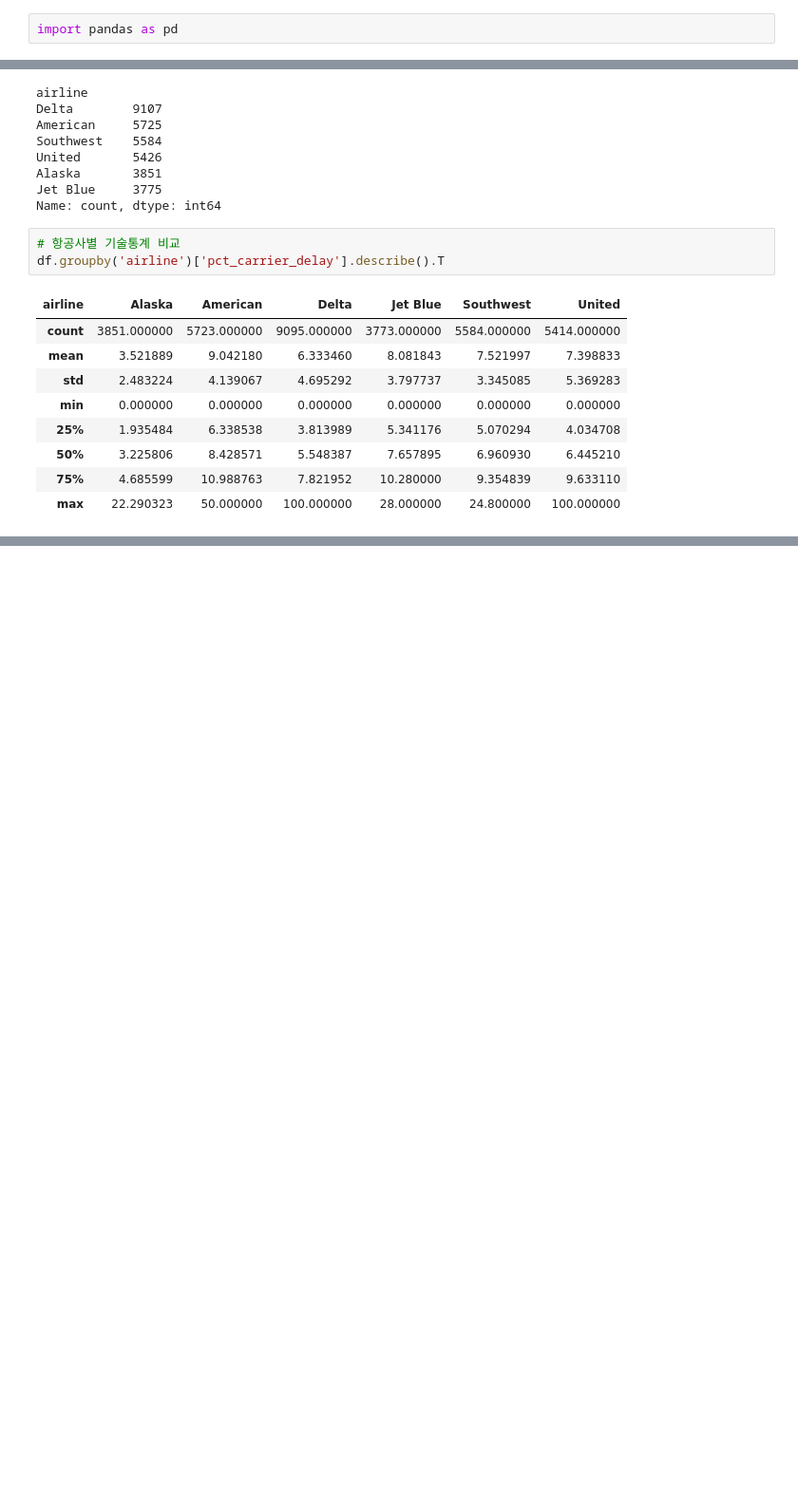
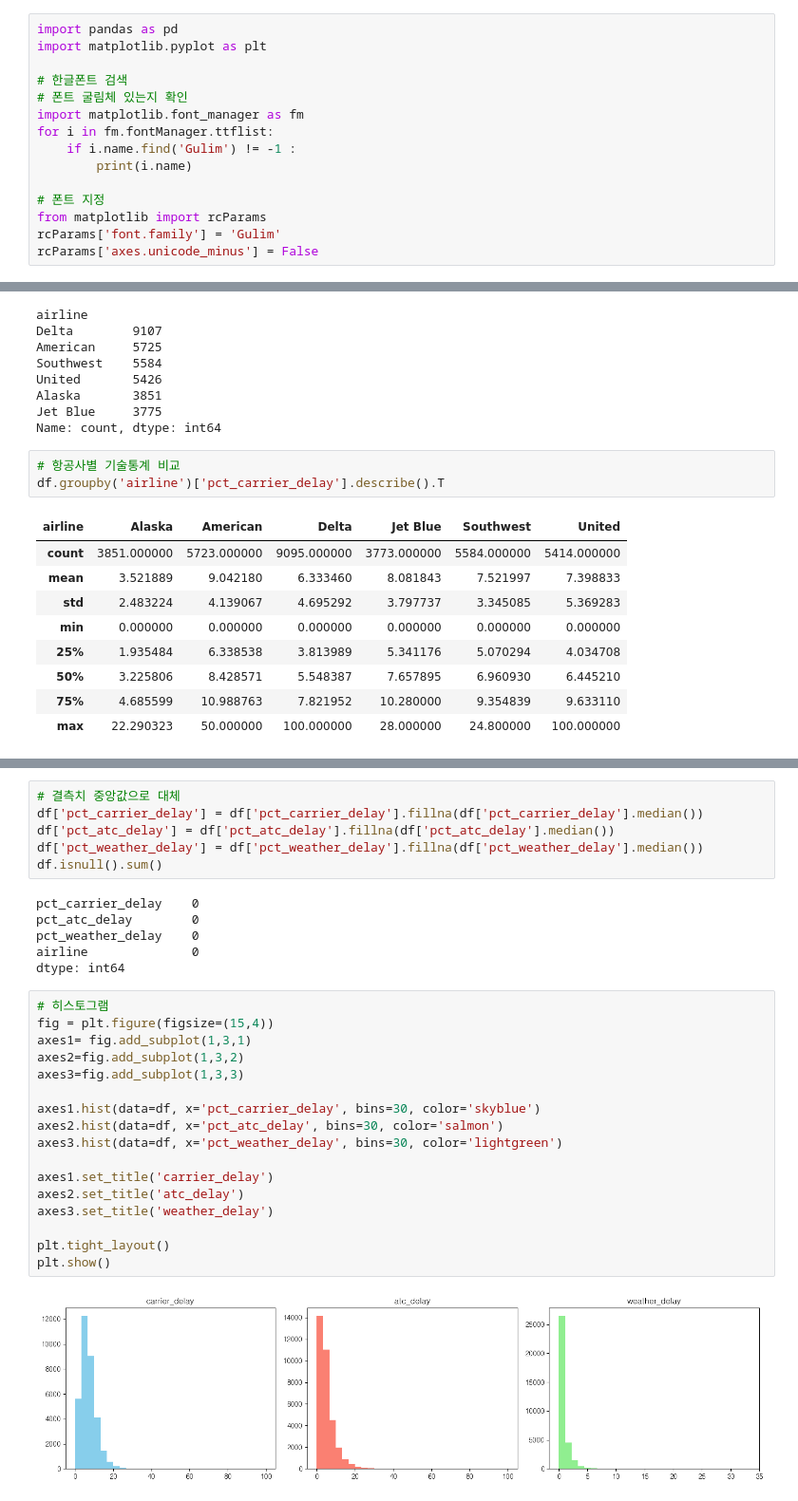
Before and after one commit to 2rlo0/hipython_rep, a Jupyter notebook: 18_탐색적데이터분석.ipynb, the cells around one changed output, grey strips where cells are left out. Shown at 95% size. Saved outputs shown, nothing was run; the diff lists cells and outputs as text; blank space fills up the shorter version.

```diff
--- a/18_탐색적데이터분석.ipynb
+++ b/18_탐색적데이터분석.ipynb
@@ -27,3 +29,16 @@
 - 수치형/범주형변수
 # %%
 import pandas as pd
+import matplotlib.pyplot as plt
+
+# 한글폰트 검색
+# 폰트 굴림체 있는지 확인
+import matplotlib.font_manager as fm
+for i in fm.fontManager.ttflist:
+    if i.name.find('Gulim') != -1 :
+        print(i.name)
+
+# 폰트 지정
+from matplotlib import rcParams
+rcParams['font.family'] = 'Gulim'
+rcParams['axes.unicode_minus'] = False
@@ -133,0 +174,31 @@ df.groupby('airline')['pct_carrier_delay'].describe().T
+# %%
+# 결측치 중앙값으로 대체
+df['pct_carrier_delay'] = df['pct_carrier_delay'].fillna(df['pct_carrier_delay'].median())
+df['pct_atc_delay'] = df['pct_atc_delay'].fillna(df['pct_atc_delay'].median())
+df['pct_weather_delay'] = df['pct_weather_delay'].fillna(df['pct_weather_delay'].median())
+df.isnull().sum()
+# %% [output]
+pct_carrier_delay    0
+pct_atc_delay        0
+pct_weather_delay    0
+airline              0
+dtype: int64
+# %%
+# 히스토그램
+fig = plt.figure(figsize=(15,4))
+axes1= fig.add_subplot(1,3,1)
+axes2=fig.add_subplot(1,3,2)
+axes3=fig.add_subplot(1,3,3)
+
+axes1.hist(data=df, x='pct_carrier_delay', bins=30, color='skyblue')
+axes2.hist(data=df, x='pct_atc_delay', bins=30, color='salmon')
+axes3.hist(data=df, x='pct_weather_delay', bins=30, color='lightgreen')
+
+axes1.set_title('carrier_delay')
+axes2.set_title('atc_delay')
+axes3.set_title('weather_delay')
+
+plt.tight_layout()
+plt.show()
+# %% [output]
+[figure, added]
```
Also changed, not shown: parts of 13 cells of this notebook, 2 other files.
